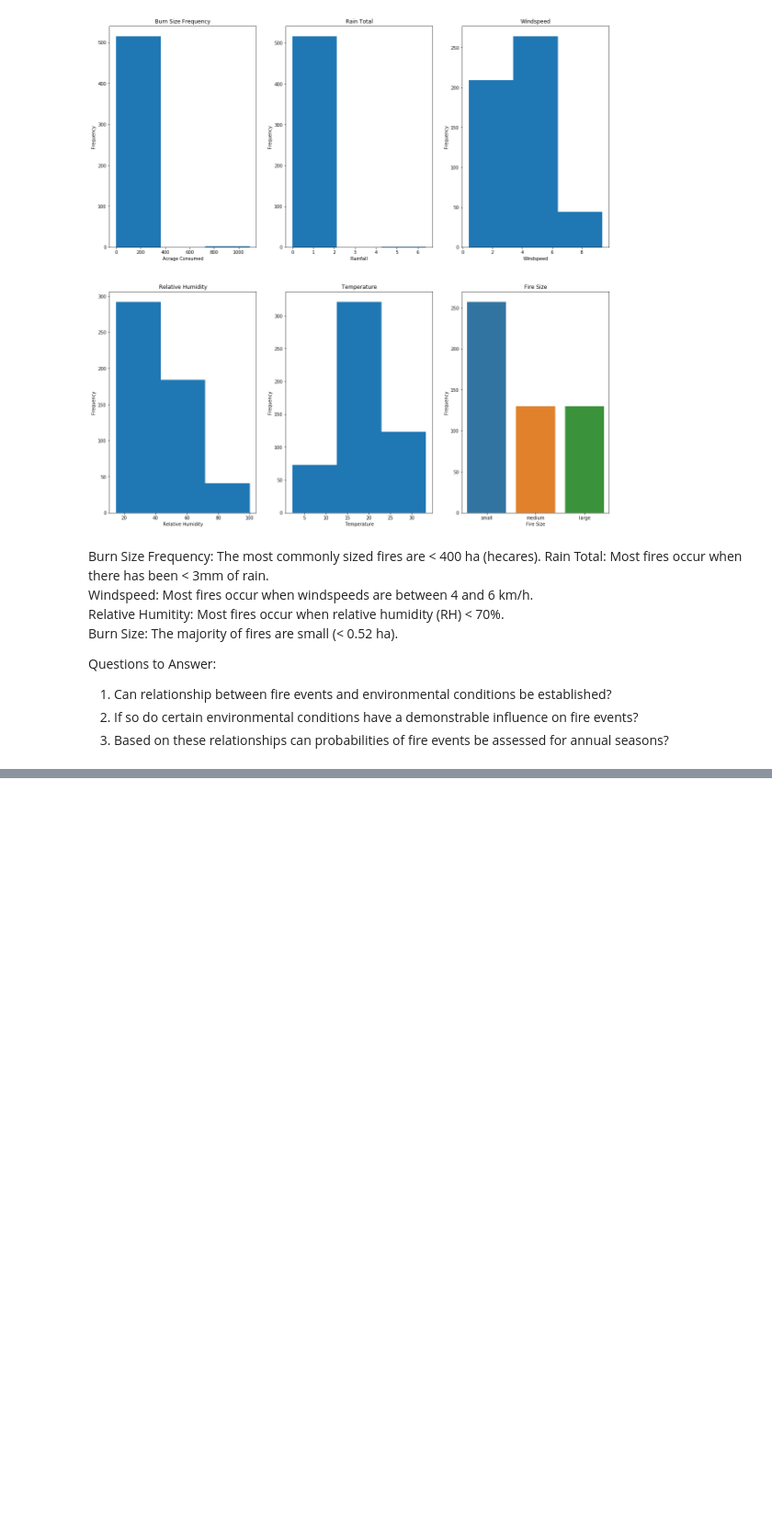
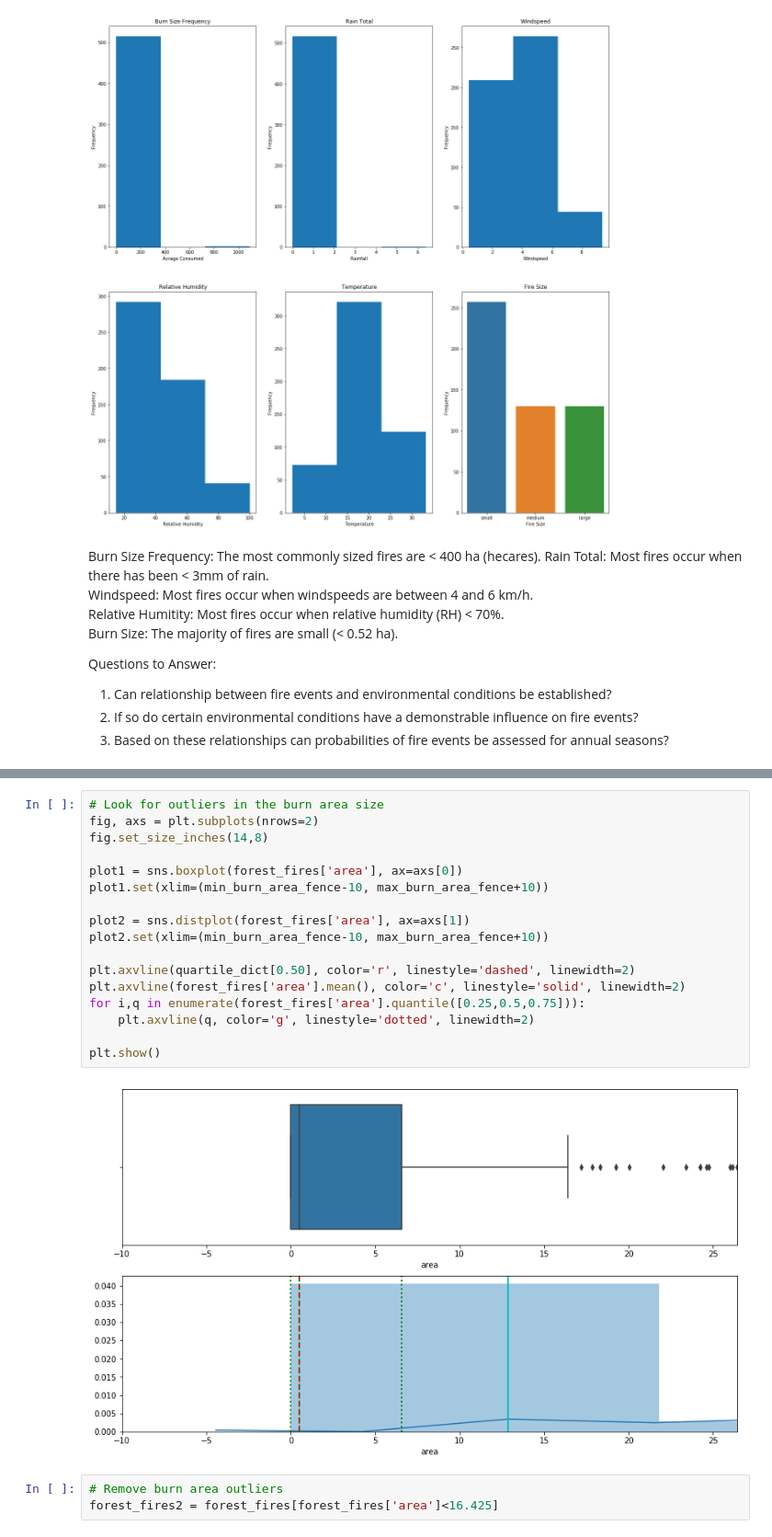
Before and after one commit to johnebehr/thinkful, a Jupyter notebook: capstone1.ipynb, the cells around one changed output, grey strips where cells are left out. Shown at 92% size. Drawn from its saved outputs; the diff is of its cells as text; blank space fills up the shorter version.

```diff
--- a/capstone1.ipynb
+++ b/capstone1.ipynb
@@ -112,0 +158,22 @@ Questions to Answer:
+# %%
+# Look for outliers in the burn area size
+fig, axs = plt.subplots(nrows=2)
+fig.set_size_inches(14,8)
+
+plot1 = sns.boxplot(forest_fires['area'], ax=axs[0])
+plot1.set(xlim=(min_burn_area_fence-10, max_burn_area_fence+10))
+
+plot2 = sns.distplot(forest_fires['area'], ax=axs[1])
+plot2.set(xlim=(min_burn_area_fence-10, max_burn_area_fence+10))
+
+plt.axvline(quartile_dict[0.50], color='r', linestyle='dashed', linewidth=2)
+plt.axvline(forest_fires['area'].mean(), color='c', linestyle='solid', linewidth=2)
+for i,q in enumerate(forest_fires['area'].quantile([0.25,0.5,0.75])):
+    plt.axvline(q, color='g', linestyle='dotted', linewidth=2)
+
+plt.show()
+# %% [output]
+[figure, added]
+# %%
+# Remove burn area outliers
+forest_fires2 = forest_fires[forest_fires['area']<16.425]
```
Also changed, not shown: parts of 3 cells of this notebook.
